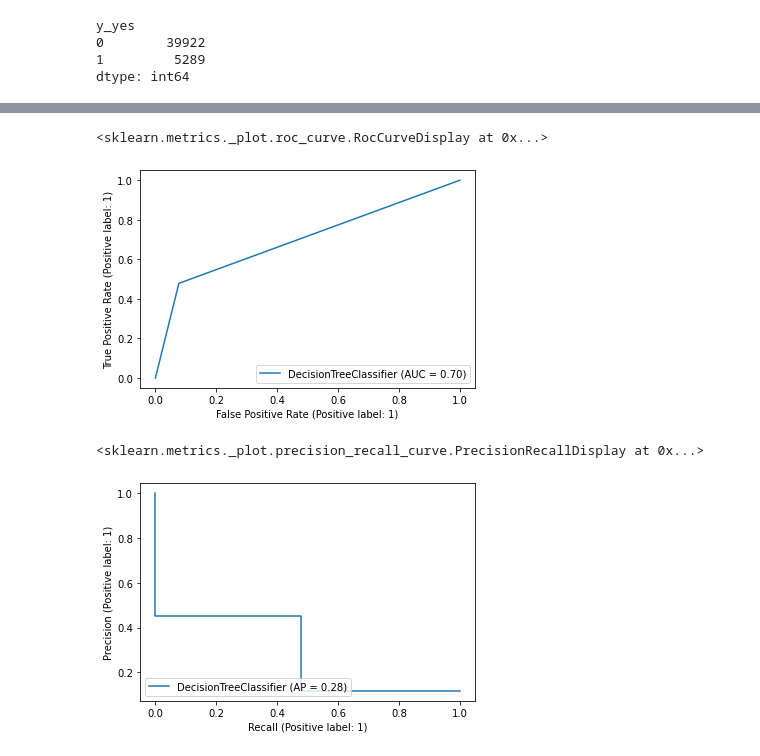
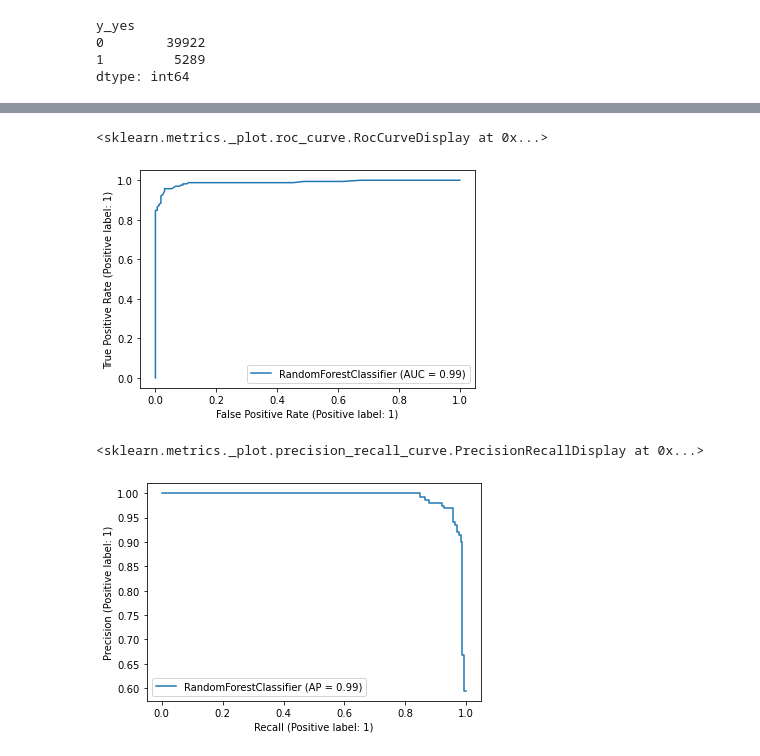
Before and after one commit to theRusa/Capstone-Project-I, a Jupyter notebook: Modelling .ipynb, the cells around one changed output, grey strips where cells are left out. Drawn from its saved outputs; the diff is of its cells as text; code cells hidden in the pictures.

```diff
--- a/Modelling .ipynb
+++ b/Modelling .ipynb
@@ -241,12 +271,11 @@ x_train,x_test,y_train,y_test=train_test_split(X,Y,test_size=.3,random_state=0)
 # %%
 lg=LogisticRegression()
 dt=DecisionTreeClassifier()
-rf=RandomForestClassifier()
 # %%
 algo=[lg,dt,rf]
 # %%
 for i in algo:
-    i.fit(x_train,np.ravel(y_train))
-    acc=i.score(x_test,y_test)
+    i.fit(X_train,np.ravel(y_train))
+    acc=i.score(X_test,y_test)
     print(acc,i)
 # %% [output]
@@ -256,5 +285,5 @@ for i in algo:
 # %%
-dt1=DecisionTreeClassifier()
+dt1=RandomForestClassifier()
 # %%
-dt1.fit(x_train,y_train)
+dt1.fit(X_train,y_train)
 # %% [output]
@@ -275,10 +304,10 @@ weighted avg       0.87      0.87      0.87     13564
 # %%
-plot_roc_curve(dt1,x_test,y_test)
+plot_roc_curve(dt1,X_test,y_test)
 # %% [output]
 <sklearn.metrics._plot.roc_curve.RocCurveDisplay at 0x...>
-[figure, old version]
+[figure, new version]
 # %%
-plot_precision_recall_curve(dt1,x_test,y_test)
+plot_precision_recall_curve(dt1,X_test,y_test)
 # %% [output]
 <sklearn.metrics._plot.precision_recall_curve.PrecisionRecallDisplay at 0x...>
-[figure, old version]
+[figure, new version]
```
Also changed, not shown: parts of 12 cells of this notebook.
